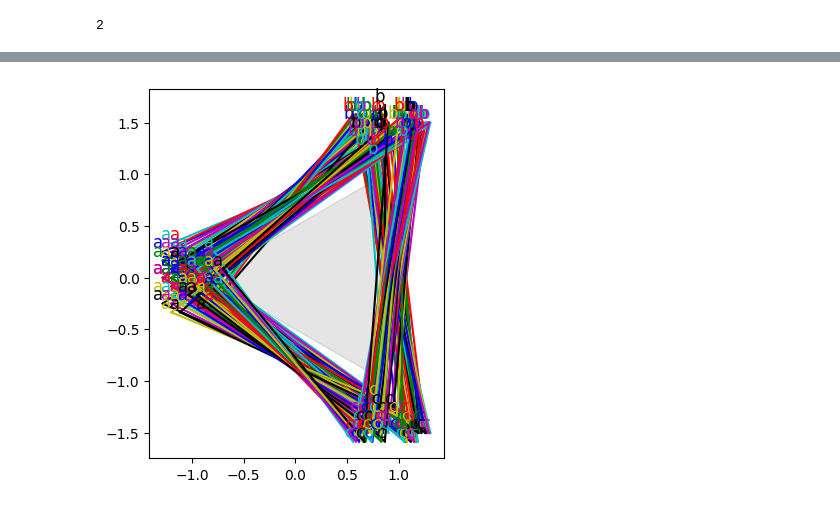
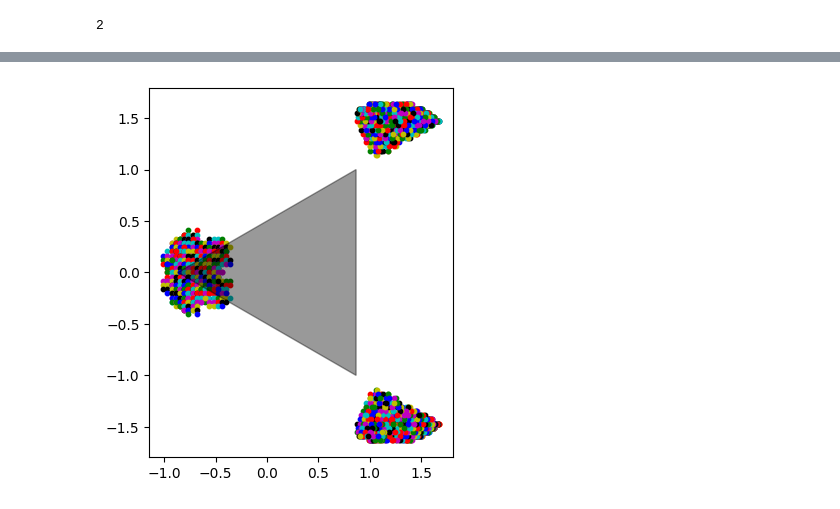
Before and after one commit to CarlKCarlK/perfect-physics, a Jupyter notebook: part_5_pydata.ipynb, the cells around one changed output, grey strips where cells are left out. Cells and saved outputs as stored; diff of their text form; code cells hidden in the pictures.

```diff
--- a/part_5_pydata.ipynb
+++ b/part_5_pydata.ipynb
@@ -387,7 +387,7 @@ eq3 = Eq(a_m * a_vy + b_m * b_vy + c_m * c_vy, a_m * ahat_vy + b_m * bhat_vy + c
 # %%
 from sympy import S
 details = {a_m:1, b_m:1, c_m:1, a_vx:1, b_vx:0, c_vx: 0, a_vy:0, b_vy:0, c_vy:0}
-details = {a_m:1, b_m:1, c_m:1, a_vx:S(2)/3, b_vx:-S(1)/3, c_vx: -S(1)/3, a_vy:0, b_vy:0, c_vy:0}
+# details = {a_m:1, b_m:1, c_m:1, a_vx:S(2)/3, b_vx:-S(1)/3, c_vx: -S(1)/3, a_vy:0, b_vy:0, c_vy:0}
 eq1 = eq1.subs(details)
 eq2 = eq2.subs(details)
 eq3 = eq3.subs(details)
@@ -413,18 +413,28 @@ import numpy as np
 import matplotlib.pyplot as plt
 import sympy as sp
 
-inc = 25
+inc = 50
 color_list = ['b', 'g', 'r', 'c', 'm', 'y', 'k']
 ax0,ay0 = -np.sqrt(3)/2,0
 bx0,by0 = np.sqrt(3)/2,1
 cx0,cy0 = np.sqrt(3)/2,-1
 color_index = 0
 
+from perfect_physics import load
+point_point_speed_formula = load("instant_speed.sympy")
+point_point_speed_formula = sp.lambdify(("a_x", "a_y", "a_vx", "a_vy", "b_x", "b_y", "b_vx", "b_vy"), point_point_speed_formula, 'numpy', cse=True)
+
+
 best = 100.0
 plt.gca().set_aspect('equal', adjustable='box')
 
+assert(details[a_m]==1 and details[b_m]==1 and details[c_m]==1)
+double_e = float(details[a_vx])**2 + float(details[a_vy])**2 + float(details[b_vx])**2 + float(details[b_vy])**2 + float(details[c_vx])**2 + float(details[c_vy])**2
+max_speed = np.sqrt(double_e)
+print("max_speed", max_speed)
 
-lin = np.linspace(-1, 1, inc)+0.j
+
+lin = np.linspace(-max_speed, max_speed, inc)+0.j
 for mini in minipool:
     ax, by, cy = np.meshgrid(lin, lin, lin, indexing='ij')
     ax = ax.flatten()
@@ -449,18 +459,18 @@ for mini in minipool:
     # if by < -cy: # do only half
     #     continue
 
+    # Find the instantaneous, relative speed of each circle toward each other. Circles can't overlap, so the speed must be zero or negative.
+    a_to_b = point_point_speed_formula(ax0, ay0, abc[:,0], abc[:,1], bx0, by0, abc[:,2], abc[:,3]) <=0
+    abc = abc[a_to_b]
+    print("a to b", abc.shape)
 
-    b_speed_towards_c = abc[:,3] >= abc[:,5]
-    abc = abc[b_speed_towards_c]
-    print(abc.shape)
+    a_to_c = point_point_speed_formula(ax0, ay0, abc[:,0], abc[:,1], cx0, cy0, abc[:,4], abc[:,5]) <=0
+    abc = abc[a_to_c]
+    print("a to c", abc.shape)
 
-    a_speed_towards_b = np.cos(np.pi/6)*abc[:,0] + np.sin(np.pi/6)*abc[:,1] <= np.cos(np.pi/6)*abc[:,2] + np.sin(np.pi/6)*abc[:,3]
-    abc = abc[a_speed_towards_b]
-    print(abc.shape)
-
-    a_speed_towards_c = np.cos(-np.pi/6)*abc[:,0] + np.sin(-np.pi/6)*abc[:,1] <= np.cos(-np.pi/6)*abc[:,4] + np.sin(-np.pi/6)*abc[:,5]
-    abc = abc[a_speed_towards_c]
-    print(abc.shape)
+    b_to_c = point_point_speed_formula(bx0, by0, abc[:,2], abc[:,3], cx0, cy0, abc[:,4], abc[:,5]) <=0
+    abc = abc[b_to_c]
+    print("b to c", abc.shape)
 
     # delta v
     delta_v = abc - np.array([float(details[a_vx]), float(details[a_vy]), float(details[b_vx]), float(details[b_vy]), float(details[c_vx]), float(details[c_vy])])
@@ -487,15 +497,15 @@ for mini in minipool:
             continue
         best = score
 
-        plt.plot([ax1, bx1], [ay1, by1], c= color_list[color_index])
-        plt.plot([ax1, cx1], [ay1, cy1], c= color_list[color_index])
-        plt.plot([bx1, cx1], [by1, cy1], c= color_list[color_index])
-        # plt.scatter([ax, bx, cx], [ay, by, cy], c= color_list[color_index])
-        plt.text(ax1, ay1, "a", fontsize=12, color=color_list[color_index], ha='right', va='bottom')
-        plt.text(bx1, by1, "b", fontsize=12, color=color_list[color_index], ha='right', va='bottom')
-        plt.text(cx1, cy1, "c", fontsize=12, color=color_list[color_index], ha='right', va='bottom')
+        # plt.plot([ax1, bx1], [ay1, by1], c= color_list[color_index])
+        # plt.plot([ax1, cx1], [ay1, cy1], c= color_list[color_index])
+        # plt.plot([bx1, cx1], [by1, cy1], c= color_list[color_index])
+        plt.scatter([ax1, bx1, cx1], [ay1, by1, cy1], c= color_list[color_index], s=10)
+        # plt.text(ax1, ay1, "a", fontsize=12, color=color_list[color_index], ha='right', va='bottom')
+        # plt.text(bx1, by1, "b", fontsize=12, color=color_list[color_index], ha='right', va='bottom')
+        # plt.text(cx1, cy1, "c", fontsize=12, color=color_list[color_index], ha='right', va='bottom')
 
         color_index = (color_index + 1) % len(color_list)
-plt.fill([ax0, bx0, cx0, ax0], [ay0, by0, cy0, ay0], color='k', alpha=0.1)
+plt.fill([ax0, bx0, cx0, ax0], [ay0, by0, cy0, ay0], color='k', alpha=0.4)
 plt.show()
 # %% [output]
@@ -516 +527 @@ tan (38, 6)
-[figure, old version]
+[figure, new version]
```
Also changed, not shown: parts of 4 cells of this notebook.
